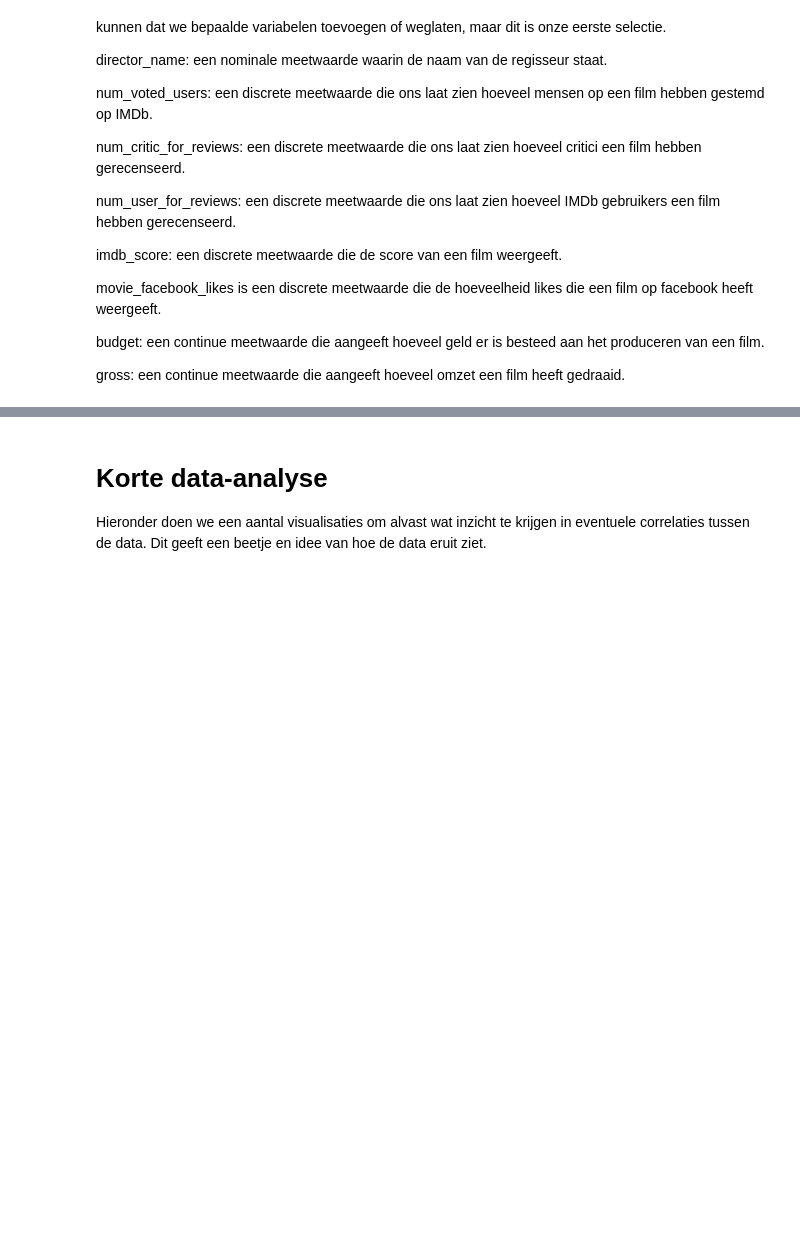
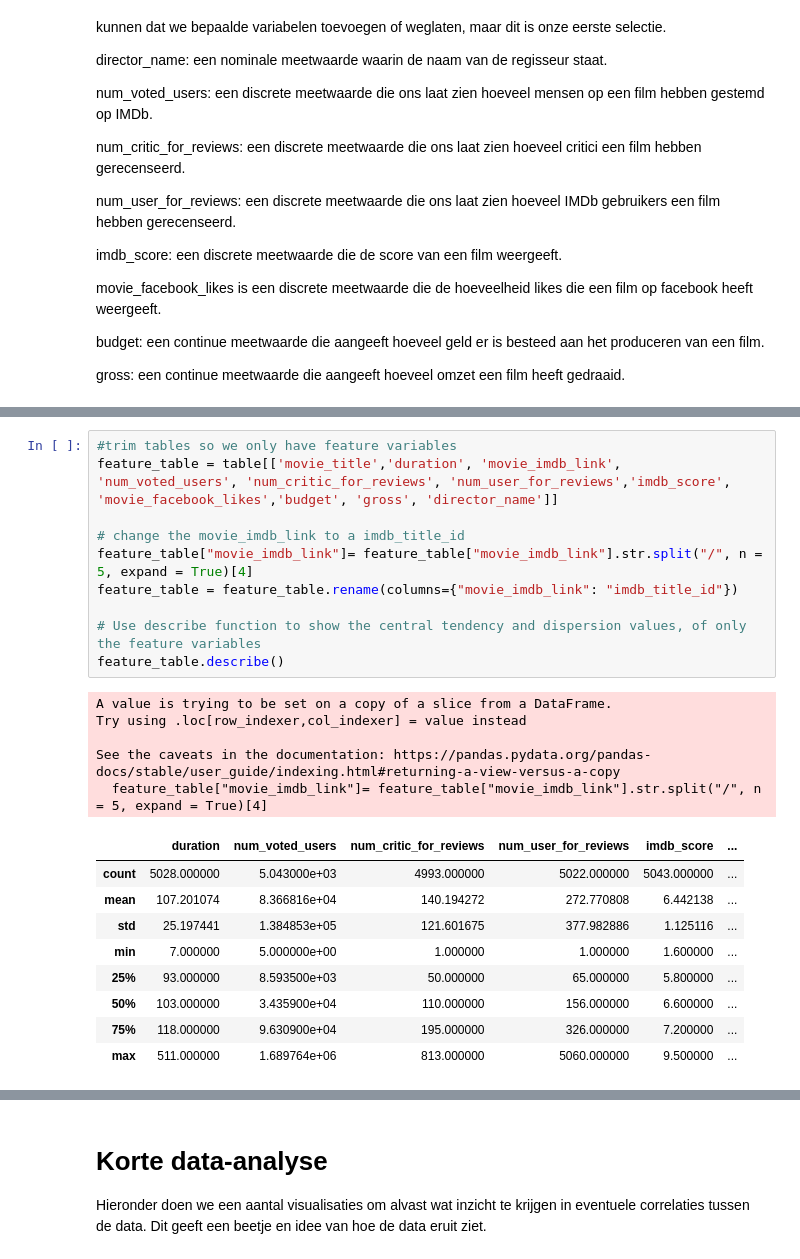
Before and after one commit to Verrem98/Film_dataset_analysis, a Jupyter notebook: main.ipynb, the cells around one changed output, grey strips where cells are left out. Saved outputs shown, nothing was run; the diff lists cells and outputs as text; blank space fills up the shorter version.

```diff
--- a/main.ipynb
+++ b/main.ipynb
@@ -103,0 +43,25 @@ See the caveats in the documentation: https://pandas.pydata.org/pandas-docs/stab
+# %%
+#trim tables so we only have feature variables
+feature_table = table[['movie_title','duration', 'movie_imdb_link', 'num_voted_users', 'num_critic_for_reviews', 'num_user_for_reviews','imdb_score', 'movie_facebook_likes','budget', 'gross', 'director_name']]
+
+# change the movie_imdb_link to a imdb_title_id
+feature_table["movie_imdb_link"]= feature_table["movie_imdb_link"].str.split("/", n = 5, expand = True)[4]
+feature_table = feature_table.rename(columns={"movie_imdb_link": "imdb_title_id"})
+
+# Use describe function to show the central tendency and dispersion values, of only the feature variables
+feature_table.describe()
+# %% [output]
+A value is trying to be set on a copy of a slice from a DataFrame.
+Try using .loc[row_indexer,col_indexer] = value instead
+
+See the caveats in the documentation: https://pandas.pydata.org/pandas-docs/stable/user_guide/indexing.html#returning-a-view-versus-a-copy
+  feature_table["movie_imdb_link"]= feature_table["movie_imdb_link"].str.split("/", n = 5, expand = True)[4]
+|  | duration | num_voted_users | num_critic_for_reviews | num_user_for_reviews | imdb_score | ... |
+| count | 5028.000000 | 5.043000e+03 | 4993.000000 | 5022.000000 | 5043.000000 | ... |
+| mean | 107.201074 | 8.366816e+04 | 140.194272 | 272.770808 | 6.442138 | ... |
+| std | 25.197441 | 1.384853e+05 | 121.601675 | 377.982886 | 1.125116 | ... |
+| min | 7.000000 | 5.000000e+00 | 1.000000 | 1.000000 | 1.600000 | ... |
+| 25% | 93.000000 | 8.593500e+03 | 50.000000 | 65.000000 | 5.800000 | ... |
+| 50% | 103.000000 | 3.435900e+04 | 110.000000 | 156.000000 | 6.600000 | ... |
+| 75% | 118.000000 | 9.630900e+04 | 195.000000 | 326.000000 | 7.200000 | ... |
+| max | 511.000000 | 1.689764e+06 | 813.000000 | 5060.000000 | 9.500000 | ... |
```
Also changed, not shown: parts of 9 cells of this notebook.
